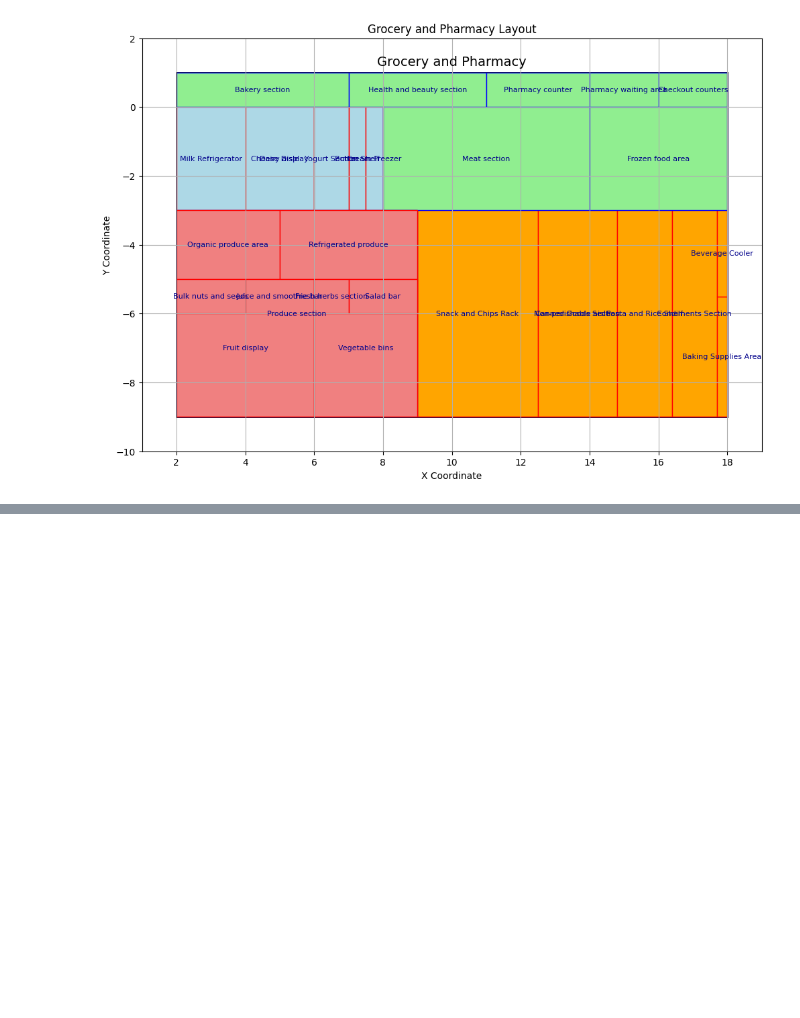
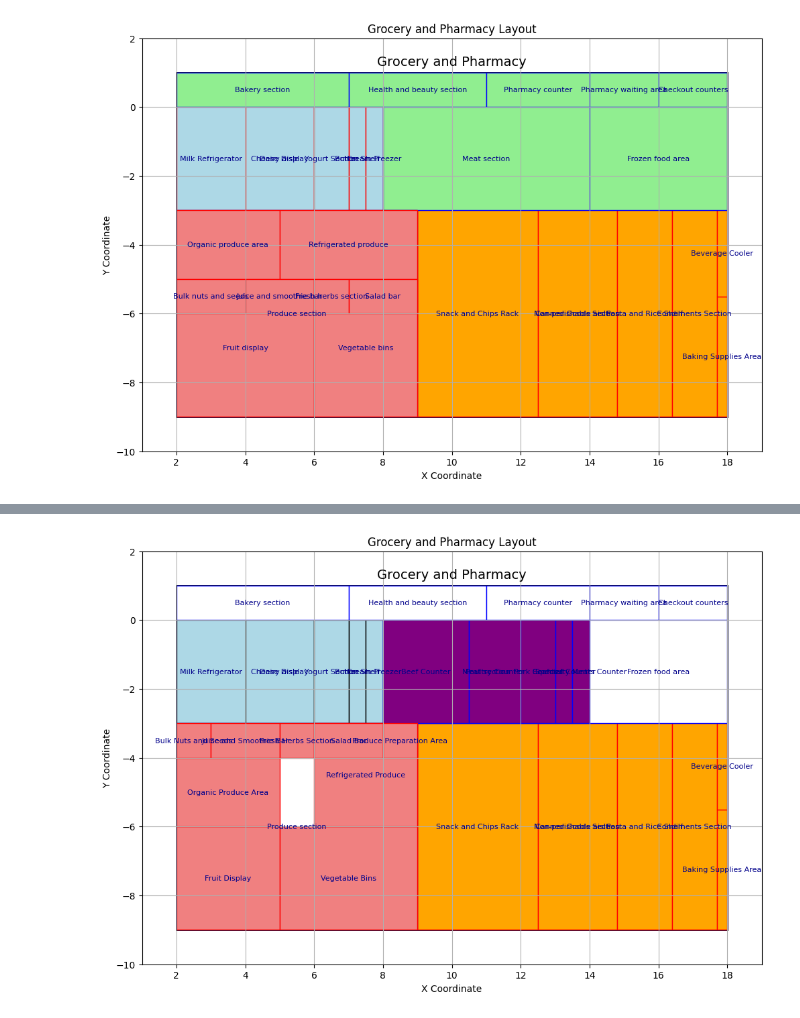
Before and after one commit to michelleli18/cs159_llms, a Jupyter notebook: map_generation.ipynb, the cells around one changed output, grey strips where cells are left out. Saved outputs shown, nothing was run; the diff lists cells and outputs as text; code cells hidden in the pictures; blank space fills up the shorter version.

```diff
--- a/map_generation.ipynb
+++ b/map_generation.ipynb
@@ -966,0 +1059,100 @@ plt.show()
+# %%
+import matplotlib.pyplot as plt
+import matplotlib.patches as patches
+
+# Function to add a rectangle for a subitem
+def add_rectangle(ax, name, coordinates, color='lightblue', edgecolor='blue'):
+    x1, y1, x2, y2 = coordinates
+    width = x2 - x1
+    height = y2 - y1
+    rect = patches.Rectangle((x1, y1), width, height, linewidth=1, edgecolor=edgecolor, facecolor=color, label=name)
+    ax.add_patch(rect)
+    ax.text(x1 + width / 2, y1 + height / 2, name, ha='center', va='center', fontsize=8, color='darkblue')
+
+# Define the main "Grocery and Pharmacy" area
+main_area = {"name": "Grocery and Pharmacy", "coordinates": [2, -9, 18, 1]}
+
+# Define the subitems with their coordinates
+subitems = [
+    {"name": "Non-perishable aisle", "coordinates": [9, -9, 18, -3], "children":[
+         {"name": "Snack and Chips Rack", "coordinates": [9, -9, 12.5, -3]},
+         {"name": "Canned Goods Section", "coordinates": [12.5, -9, 14.8, -3]},
+         {"name": "Pasta and Rice Shelf", "coordinates": [14.8, -9, 16.4, -3]},
+         {"name": "Condiments Section", "coordinates": [16.4, -9, 17.7, -3]},
+         {"name": "Baking Supplies Area", "coordinates": [17.7, -9, 18, -5.5]},
+         {"name": "Beverage Cooler", "coordinates": [17.7, -5.5, 18, -3]}
+    ]},
+    {"name": "Dairy aisle", "coordinates": [2, -3, 8, 0], "children": [
+        {"name": "Milk Refrigerator", "coordinates": [2, -3, 4, 0]},
+        {"name": "Cheese Display", "coordinates": [4, -3, 6, 0]},
+        {"name": "Yogurt Section", "coordinates": [6, -3, 7, 0]},
+        {"name": "Butter Shelf", "coordinates": [7, -3, 7.5, 0]},
+        {"name": "Cream Freezer", "coordinates": [7.5, -3, 8, 0]}
+    ]},
+    {"name": "Meat section", "coordinates": [8, -3, 14, 0], "children": [
+      {"name": "Beef Counter", "coordinates": [8, -3, 10.5, 0]},
+      {"name": "Poultry Counter", "coordinates": [10.5, -3, 12, 0]},
+      {"name": "Pork Counter", "coordinates": [12, -3, 13, 0]},
+      {"name": "Seafood Counter", "coordinates": [13, -3, 13.5, 0]},
+      {"name": "Specialty Meats Counter", "coordinates": [13.5, -3, 14, 0]}
+    ]},
+    {"name": "Frozen food area", "coordinates": [14, -3, 18, 0]},
+    {"name": "Bakery section", "coordinates": [2, 0, 7, 1]},
+    {"name": "Health and beauty section", "coordinates": [7, 0, 11, 1]},
+    {"name": "Pharmacy counter", "coordinates": [11, 0, 14, 1]},
+    {"name": "Pharmacy waiting area", "coordinates": [14, 0, 16, 1]},
+    {"name": "Checkout counters", "coordinates": [16, 0, 18, 1]},
+    {"name": "Produce section", "coordinates": [2, -9, 9, -3], "children": [
+        {"name": "Fruit Display", "coordinates": [2, -9, 5, -6]},
+        {"name": "Vegetable Bins", "coordinates": [5, -9, 9, -6]},
+        {"name": "Organic Produce Area", "coordinates": [2, -6, 5, -4]},
+        {"name": "Refrigerated Produce", "coordinates": [6, -6, 9, -3]},
+        {"name": "Bulk Nuts and Seeds", "coordinates": [2, -4, 3, -3]},
+        {"name": "Juice and Smoothie Bar", "coordinates": [3, -4, 5, -3]},
+        {"name": "Fresh Herbs Section", "coordinates": [5, -4, 6, -3]},
+        {"name": "Salad Bar", "coordinates": [6, -4, 8, -3]},
+        {"name": "Produce Preparation Area", "coordinates": [8, -4, 9, -3]}
+    ]}
+]
+
+# Create the plot
+fig, ax = plt.subplots(figsize=(12, 8))
+
+# Add the main area as a large rectangle
+main_rect = patches.Rectangle((main_area["coordinates"][0], main_area["coordinates"][1]),
+                              main_area["coordinates"][2] - main_area["coordinates"][0],
+                              main_area["coordinates"][3] - main_area["coordinates"][1],
+                              linewidth=2, edgecolor='black', facecolor='none', label=main_area["name"])
+ax.add_patch(main_rect)
+ax.text(main_area["coordinates"][0] + (main_area["coordinates"][2] - main_area["coordinates"][0]) / 2,
+        main_area["coordinates"][1] + (main_area["coordinates"][3] - main_area["coordinates"][1]) + 0.2,
+        main_area["name"], ha='center', fontsize=14, color='black')
+
+# Add each subitem as a rectangle
+for subitem in subitems:
+    add_rectangle(ax, subitem["name"], subitem["coordinates"], color='white')
+    if "children" in subitem:
+        for child in subitem["children"]:
+            if subitem["name"] == "Non-perishable aisle":
+                add_rectangle(ax, child["name"], child["coordinates"], color='orange', edgecolor='red')
+            elif subitem["name"] == "Produce section":
+                add_rectangle(ax, child["name"], child["coordinates"], color='lightcoral', edgecolor='red')
+            elif subitem["name"] == "Dairy aisle":
+                add_rectangle(ax, child["name"], child["coordinates"], color='lightblue', edgecolor='black')
+            elif subitem["name"] == "Meat section":
+                add_rectangle(ax, child["name"], child["coordinates"], color='purple', edgecolor='blue')
+
+# Set plot limits and labels
+ax.set_xlim(main_area["coordinates"][0] - 1, main_area["coordinates"][2] + 1)
+ax.set_ylim(main_area["coordinates"][1] - 1, main_area["coordinates"][3] + 1)
+ax.set_xlabel("X Coordinate")
+ax.set_ylabel("Y Coordinate")
+ax.set_title("Grocery and Pharmacy Layout")
+
+# Show grid and plot
+ax.grid(True)
+plt.gca().set_aspect('equal', adjustable='box')
+# plt.legend(loc='upper right')
+plt.show()
+# %% [output]
+[figure, added]
```
Also changed, not shown: parts of 2 cells of this notebook, 1 other file.
